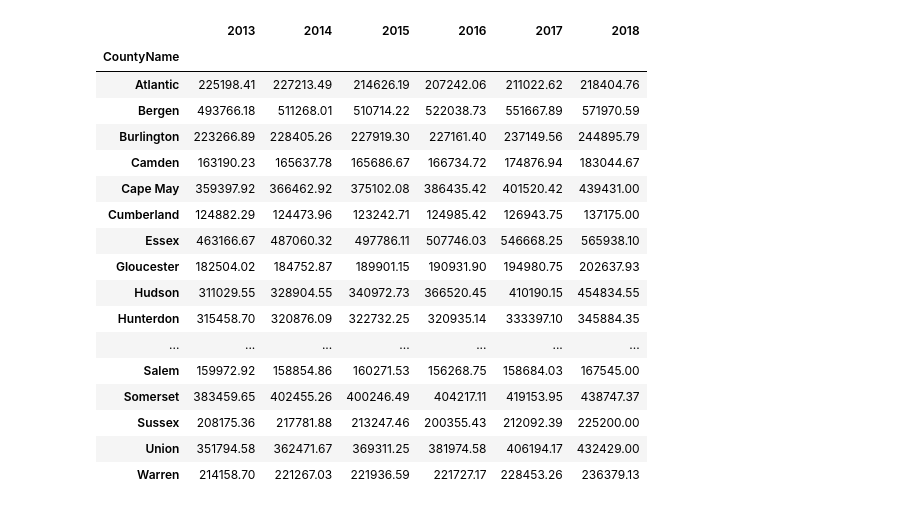
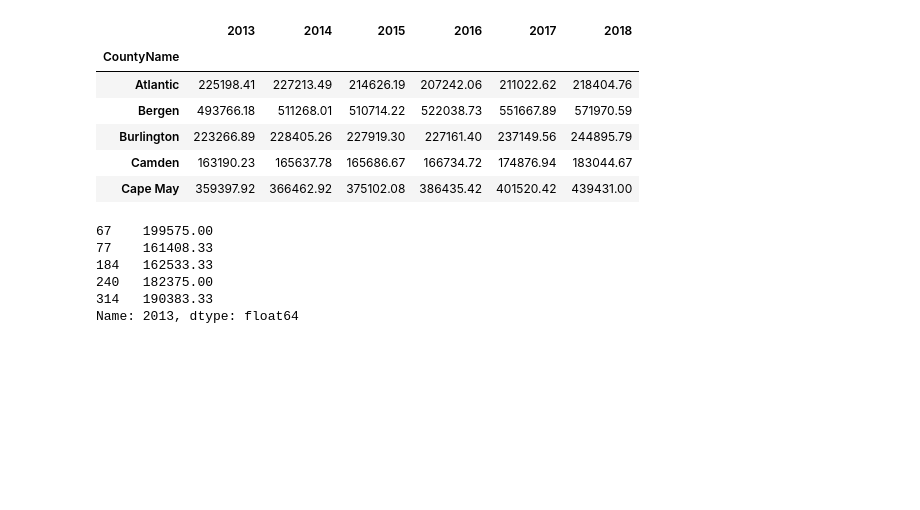
Before and after one commit to sk1won/RUDS_Project_1, a Jupyter notebook: Housing_data/Housing_info.ipynb, the cells around one changed output. Saved outputs shown, nothing was run; the diff lists cells and outputs as text; code cells hidden in the pictures; blank space fills up the shorter version.

```diff
--- a/Housing_data/Housing_info.ipynb
+++ b/Housing_data/Housing_info.ipynb
@@ -95,22 +96,23 @@ housing_df
 # %%
 housing_state = housing_df.groupby('CountyName')['2013','2014','2015','2016','2017','2018'].mean()
-housing_state
+housing_state.head()
 # %% [output]
 |  | 2013 | 2014 | 2015 | 2016 | 2017 | 2018 |
 | CountyName |  |  |  |  |  |  |
 | Atlantic | 225198.41 | 227213.49 | 214626.19 | 207242.06 | 211022.62 | 218404.76 |
 | Bergen | 493766.18 | 511268.01 | 510714.22 | 522038.73 | 551667.89 | 571970.59 |
 | Burlington | 223266.89 | 228405.26 | 227919.30 | 227161.40 | 237149.56 | 244895.79 |
 | Camden | 163190.23 | 165637.78 | 165686.67 | 166734.72 | 174876.94 | 183044.67 |
 | Cape May | 359397.92 | 366462.92 | 375102.08 | 386435.42 | 401520.42 | 439431.00 |
-| Cumberland | 124882.29 | 124473.96 | 123242.71 | 124985.42 | 126943.75 | 137175.00 |
-| Essex | 463166.67 | 487060.32 | 497786.11 | 507746.03 | 546668.25 | 565938.10 |
-| Gloucester | 182504.02 | 184752.87 | 189901.15 | 190931.90 | 194980.75 | 202637.93 |
-| Hudson | 311029.55 | 328904.55 | 340972.73 | 366520.45 | 410190.15 | 454834.55 |
-| Hunterdon | 315458.70 | 320876.09 | 322732.25 | 320935.14 | 333397.10 | 345884.35 |
-| ... | ... | ... | ... | ... | ... | ... |
-| Salem | 159972.92 | 158854.86 | 160271.53 | 156268.75 | 158684.03 | 167545.00 |
-| Somerset | 383459.65 | 402455.26 | 400246.49 | 404217.11 | 419153.95 | 438747.37 |
-| Sussex | 208175.36 | 217781.88 | 213247.46 | 200355.43 | 212092.39 | 225200.00 |
-| Union | 351794.58 | 362471.67 | 369311.25 | 381974.58 | 406194.17 | 432429.00 |
-| Warren | 214158.70 | 221267.03 | 221936.59 | 221727.17 | 228453.26 | 236379.13 |
+# %%
+prices_2013 = housing_df['2013']
+
+county_name= housing_df['CountyName']
+prices_2013.head()
+# %% [output]
+67    199575.00
+77    161408.33
+184   162533.33
+240   182375.00
+314   190383.33
+Name: 2013, dtype: float64
```
Also changed, not shown: parts of 12 cells of this notebook, 7 other files.
